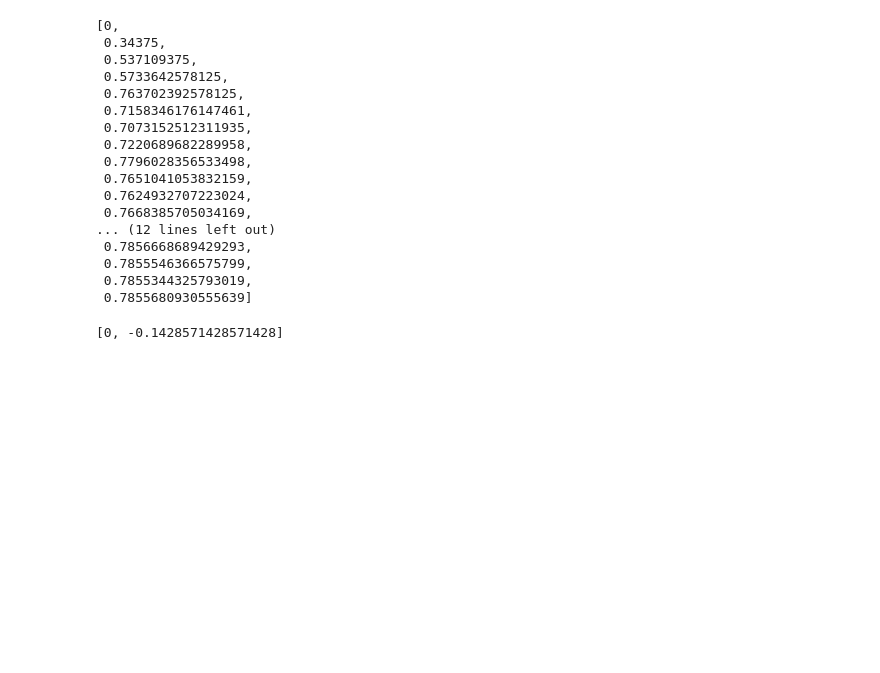
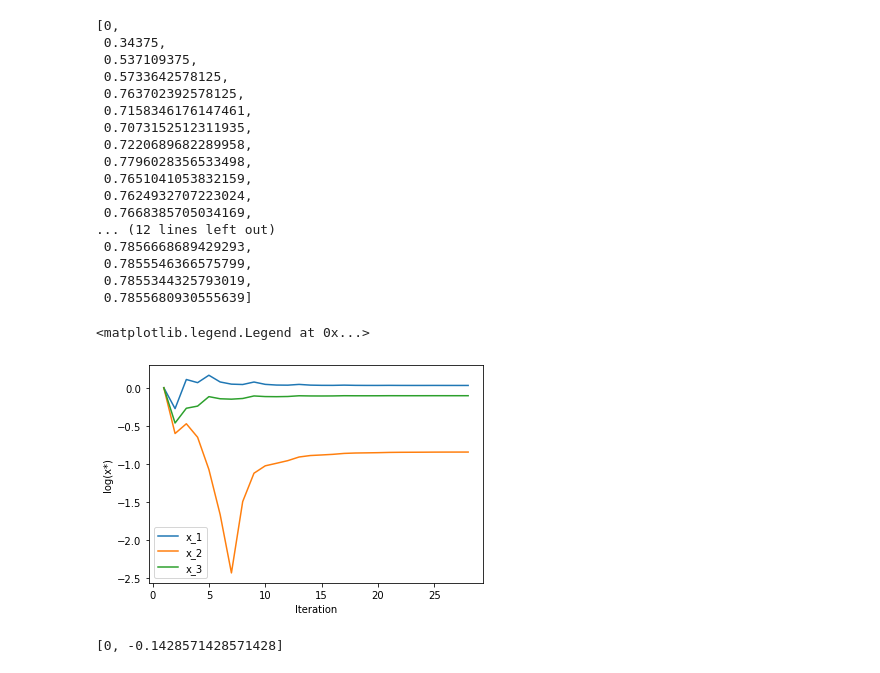
Before and after one commit to kphill1/DesignOptimization2021Fall, a Jupyter notebook: Homework 2.ipynb, the cells around one changed output. Saved outputs shown, nothing was run; the diff lists cells and outputs as text; code cells hidden in the pictures; blank space fills up the shorter version.

```diff
--- a/Homework 2.ipynb
+++ b/Homework 2.ipynb
@@ -80,7 +80,11 @@ norm3 = lambda x_2,x_3: -1/grad3(x_2,x_3)
 from math import sqrt
 error = sqrt(grad2(x_2,x_3)**2+grad3(x_2,x_3)**2)
 #error = []
-
+counter = 1
+pts = [1]
+x_1_p = [0]
+x_2_p = [0]
+x_3_p = [0]
 
 
 def line_search(x_2,x_3):
@@ -97,11 +101,18 @@ while error >= eps:
         x_2 = x_2 - a*grad2(x_2,x_3)
         x_3 = x_3 - a*grad3(x_2,x_3)
         x_1 = 1-2*x_2-3*x_3
+        x_1_l = math.log(abs(x_1),10)
+        x_2_l = math.log(abs(x_2),10)
+        x_3_l = math.log(abs(x_3),10)
         soln_1.append(x_1)
         soln_2.append(x_2)
         soln_3.append(x_3)
+        x_1_p.append(x_1_l)
+        x_2_p.append(x_2_l)
+        x_3_p.append(x_3_l)
         error = sqrt(grad2(x_2,x_3)**2+grad3(x_2,x_3)**2)
-
+        counter = counter+1
+        pts.append(counter)
 soln_2
 # %% [output]
 [0,
@@ -161,6 +172,18 @@ soln_3
  0.7855546366575799,
  0.7855344325793019,
  0.7855680930555639]
+# %%
+import matplotlib.pyplot as plt
+import math
+plt.plot(pts, x_1_p, label = 'x_1')
+plt.plot(pts, x_2_p, label = 'x_2')
+plt.plot(pts, x_3_p, label = 'x_3')
+plt.xlabel('Iteration')
+plt.ylabel('log(x*)')
+plt.legend()
+# %% [output]
+<matplotlib.legend.Legend at 0x...>
+[figure, added]
 # %%
 # The objective function
 obj = lambda x_2, x_3: (1-2*x_2-3*x_3+1)**2 + (x_2)**2 + (x_3-1)**2
```
Also changed, not shown: parts of 4 cells of this notebook.
